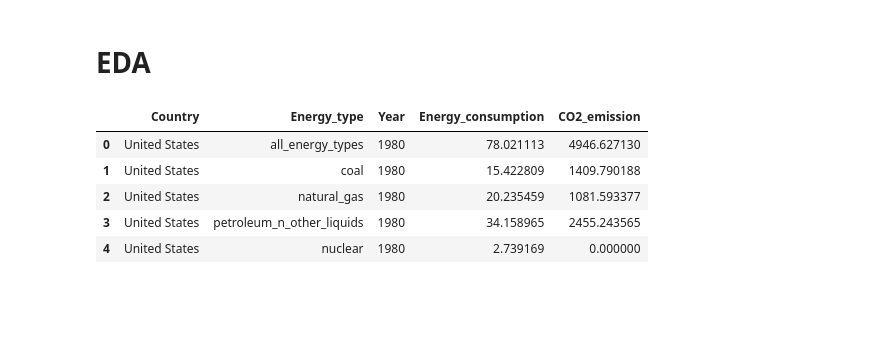
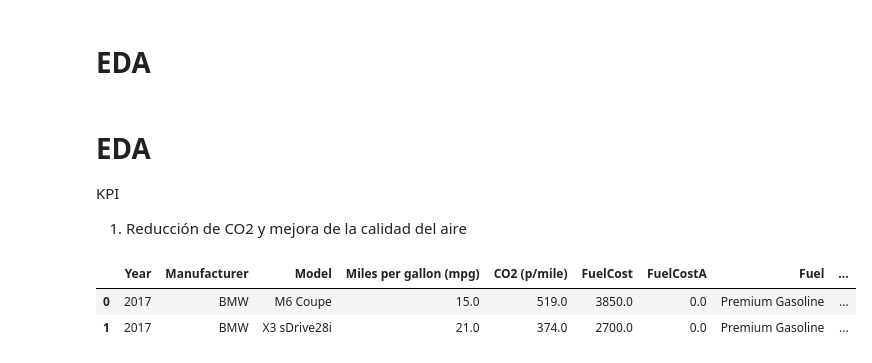
Before and after one commit to GLibardoAlarcon/Proyecto_Finalizado_Streamlit, a Jupyter notebook: EDA_REVISAR/EDA KPI 1.ipynb, the cells around one changed output. Cells and saved outputs as stored; diff of their text form; code cells hidden in the pictures; blank space fills up the shorter version.

```diff
--- a/EDA_REVISAR/EDA KPI 1.ipynb
+++ b/EDA_REVISAR/EDA KPI 1.ipynb
@@ -8,5 +8,9 @@ import matplotlib.pyplot as plt
 import warnings
 from datetime import datetime
 sns.set_theme()
+# %% [markdown]
+# EDA
+KPI
+1. Reducción de CO2 y mejora de la calidad del aire
 # %%
 # Acceso a el cvs y se pasa a un dataframe
@@ -14,10 +18,7 @@ df_energy = pd.read_csv('../Data/energy_clean.csv')
-# %%
-# Visualización de manera general
-df_energy.head()
-# %% [output]
-|  | Country | Energy_type | Year | Energy_consumption | CO2_emission |
-| 0 | United States | all_energy_types | 1980 | 78.021113 | 4946.627130 |
-| 1 | United States | coal | 1980 | 15.422809 | 1409.790188 |
-| 2 | United States | natural_gas | 1980 | 20.235459 | 1081.593377 |
-| 3 | United States | petroleum_n_other_liquids | 1980 | 34.158965 | 2455.243565 |
-| 4 | United States | nuclear | 1980 | 2.739169 | 0.000000 |
+# %%
+# Revisamos los datos a nivel general
+df_convencional.head(2)
+# %% [output]
+|  | Year | Manufacturer | Model | Miles per gallon (mpg) | CO2 (p/mile) | FuelCost | FuelCostA | Fuel | ... |
+| 0 | 2017 | BMW | M6 Coupe | 15.0 | 519.0 | 3850.0 | 0.0 | Premium Gasoline | ... |
+| 1 | 2017 | BMW | X3 sDrive28i | 21.0 | 374.0 | 2700.0 | 0.0 | Premium Gasoline | ... |
```
Also changed, not shown: parts of 24 cells of this notebook, 2 other files.
